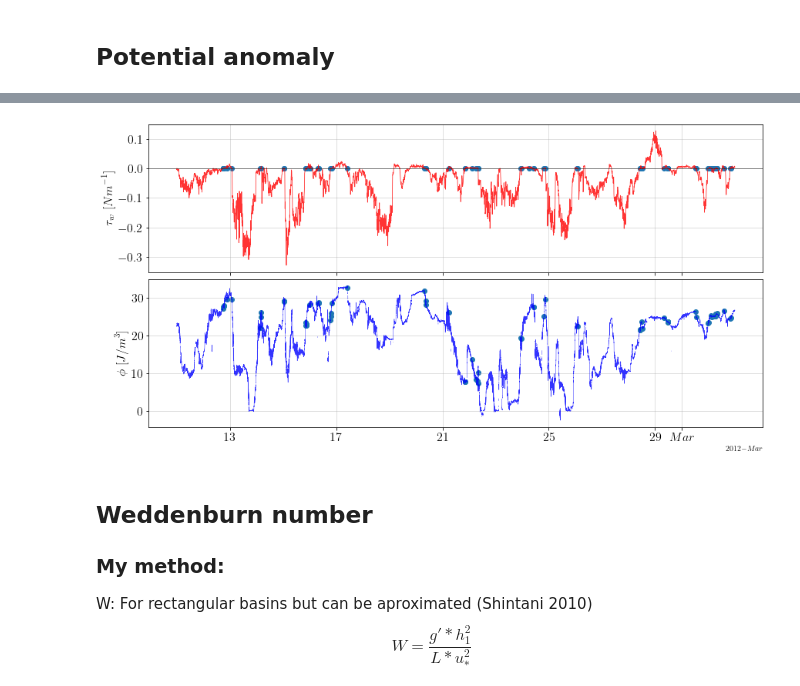
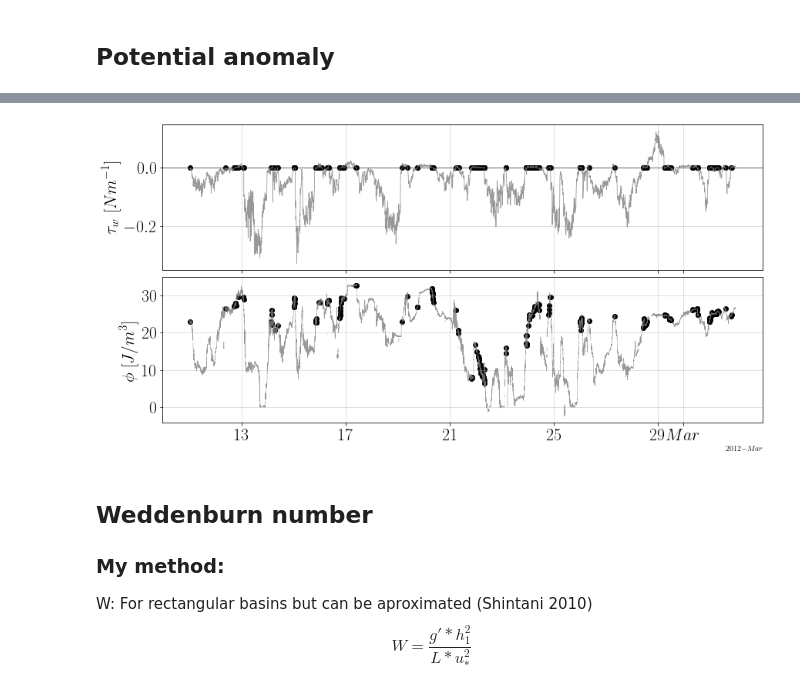
Before and after one commit to Dhannai/Thesis, a Jupyter notebook: febmar/lake_mixing-stratification_indices.ipynb, the cells around one changed output, grey strips where cells are left out. Drawn from its saved outputs; the diff is of its cells as text; code cells hidden in the pictures.

```diff
--- a/febmar/lake_mixing-stratification_indices.ipynb
+++ b/febmar/lake_mixing-stratification_indices.ipynb
@@ -542,7 +614,7 @@ N2_nm32 = pd.DataFrame(nm32_N2,
 d = []
 n = len(wdf)
 for i in range(n):
-    if 0.00005>wdf[i] and -0.00005<wdf[i]:
+    if 0.0005>wdf[i] and -0.0005<wdf[i]:
         t = wdf.index[i]
         p = wdf[i]
         d.append(np.asarray([t, p]))
@@ -567,44 +668,46 @@ nm_phi.loc[d[:, 0]]
 # %%
 fig, (ax3, ax2) = plt.subplots(nrows=2, figsize=(12, 6), constrained_layout=True, sharex=True)
 
 #Formato fecha
 locator = mdates.AutoDateLocator()
 formatter = mdates.ConciseDateFormatter(locator)
 
 #Grafico de profundidad y densidad (color map) NM
 
 
 ax3.set_ylabel(r"$\tau_w$ "
           r"$\displaystyle[Nm^{-1}]$",
-          fontsize=16)
-ax3.plot(wdf.index, wdf.values, color='r', alpha=0.8, linewidth=0.8, label='u')
-ax3.scatter(d[:,0], d[:,1])
+          fontsize=22)
+ax3.plot(wdf.index, wdf.values, color='grey', alpha=0.8, linewidth=0.8, label='u')
+ax3.scatter(d[:,0], d[:,1], c='k')
 ax3.axhline(y=0, color='k', linewidth=0.5)
-ax3.xaxis.set_tick_params(labelsize=16)
-ax3.yaxis.set_tick_params(labelsize=16)
+ax3.xaxis.set_tick_params(labelsize=22)
+ax3.yaxis.set_tick_params(labelsize=22)
 ax3.grid(alpha=0.5)
 # ax3.text(pd.to_datetime('2012-1-25 00:00:00'), 9.4, 'dirección mar adentro',
 #           fontsize=16)
 # ax3.text(pd.to_datetime('2012-1-25 00:00:00'), -12.5, 'dirección tierra adentro',
 #           fontsize=16)
 
 
 ax2.set_ylabel(r"$\phi$ "
           r"$\displaystyle[J/m^3]$",
-          fontsize=16)
+          fontsize=22)
 
-ax2.plot(nm.time, nm_pot, c='b', alpha=0.8, linewidth=0.5)
-ax2.scatter(nm_phi.loc[d[:, 0]].index, nm_phi.loc[d[:, 0]].values)
+ax2.plot(nm.time, nm_pot, c='grey', alpha=0.8, linewidth=0.5)
 
-ax2.xaxis.set_tick_params(labelsize=16)
-ax2.yaxis.set_tick_params(labelsize=16)
+ax2.scatter(nm_phi.loc[d[:, 0]].index, nm_phi.loc[d[:, 0]].values, c='k')
+
+
+ax2.xaxis.set_tick_params(labelsize=22)
+ax2.yaxis.set_tick_params(labelsize=22)
 ax2.grid(alpha=0.5)
 
 # Ajustar formato fecha
 ax2.xaxis.set_major_locator(locator)
 ax2.xaxis.set_major_formatter(formatter)
 # %% [output]
-[figure, old version]
+[figure, new version]
 # %% [markdown]
 ## Weddenburn number
 
```
Also changed, not shown: parts of 5 cells of this notebook, 1 other file.
